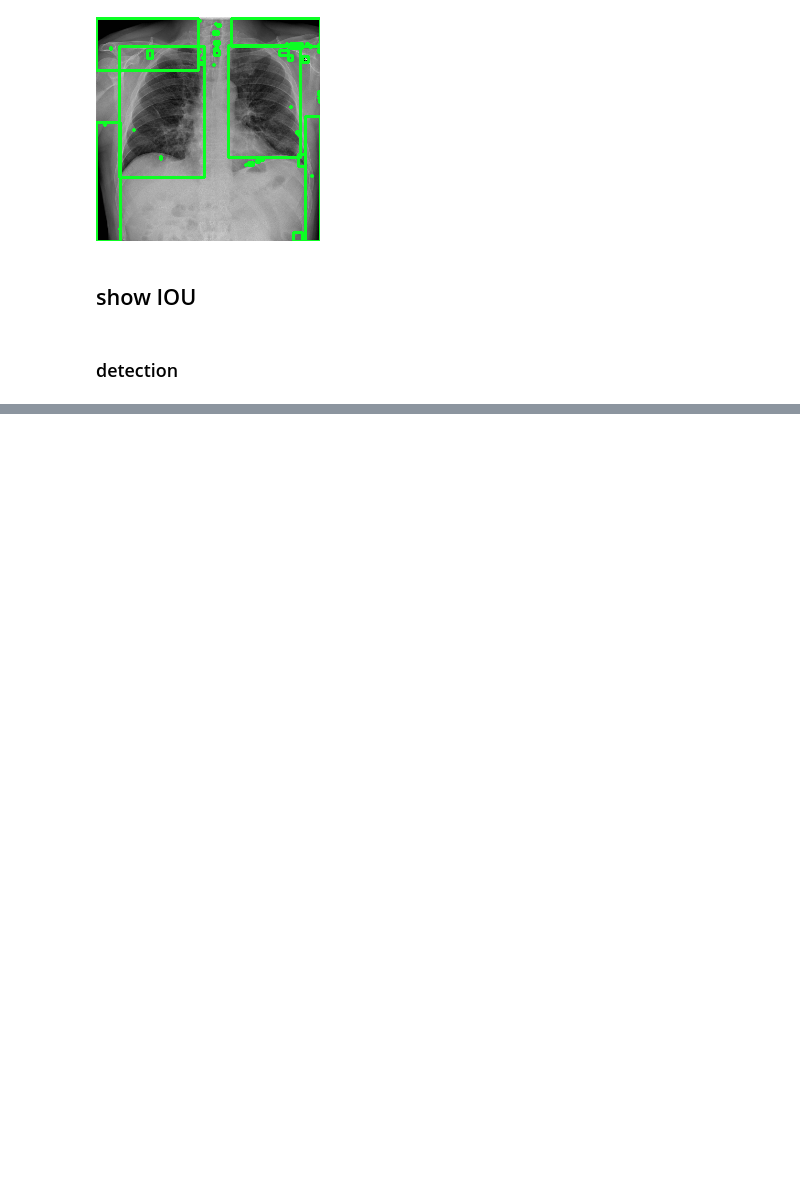
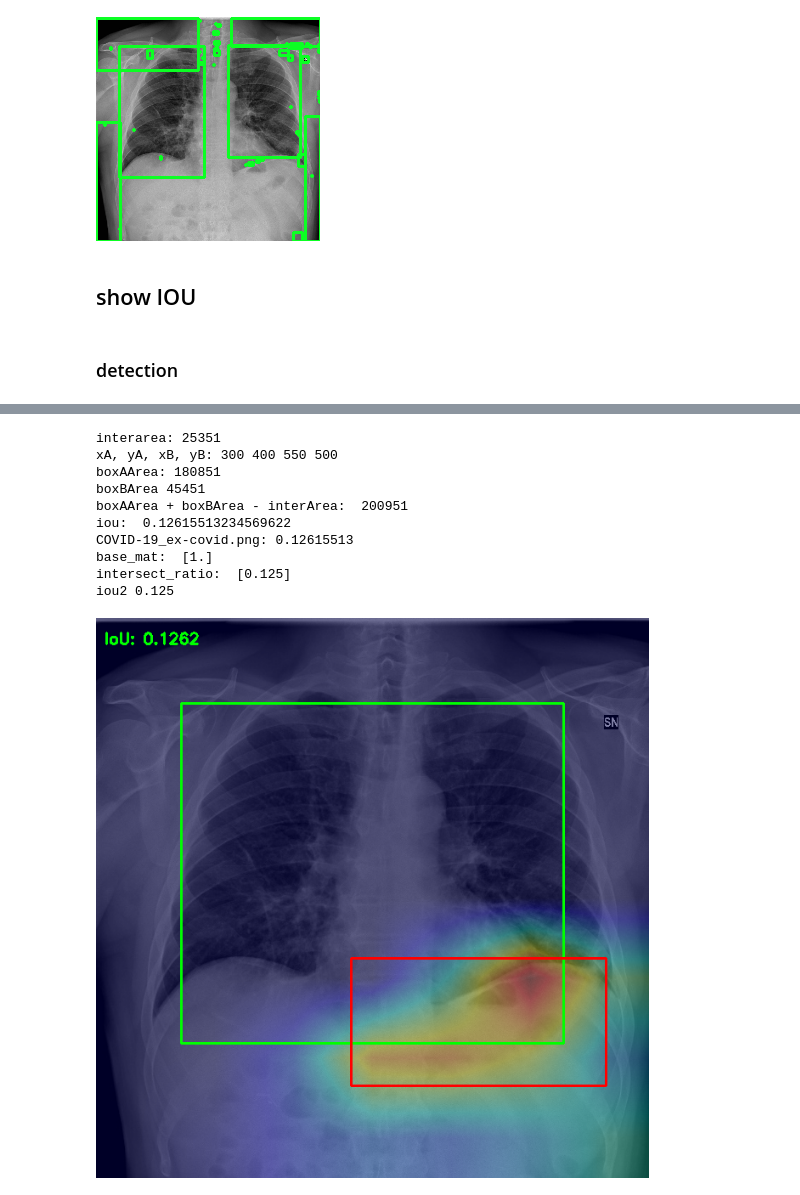
Before and after one commit to jellyXuuuuu/CovidNetDeepLearning, a Jupyter notebook: 4_experiment_lung_rectangle.ipynb, the cells around one changed output, grey strips where cells are left out. Drawn from its saved outputs; the diff is of its cells as text; code cells hidden in the pictures; blank space fills up the shorter version.

Commit message:
Change parameters in cv2.rectangle and calculate the correct number of IOU.

```diff
--- a/4_experiment_lung_rectangle.ipynb
+++ b/4_experiment_lung_rectangle.ipynb
@@ -508,20 +508,21 @@ def bb_intersection_over_union(boxA, boxB):
 	xB = min(boxA[2], boxB[2])
 	yB = min(boxA[3], boxB[3])
 	# compute the area of intersection rectangle
-	interArea = max(0, abs(xB - xA + 1)) * max(0, abs(yB - yA + 1))
-	print("test for interarea:", interArea)
+	interArea = max(0, (xB - xA + 1)) * max(0, (yB - yA + 1))
+	print("interarea:", interArea)
 	print("xA, yA, xB, yB:", xA, yA, xB, yB)
 
 	# compute the area of both the prediction and ground-truth
 	# rectangles
-	boxAArea = abs((boxA[2] - boxA[0] + 1) * (boxA[3] - boxA[1] + 1))
-	boxBArea = abs((boxB[2] - boxB[0] + 1) * (boxB[3] - boxB[1] + 1))
+	boxAArea = ((boxA[2] - boxA[0] + 1) * (boxA[3] - boxA[1] + 1))
+	boxBArea = ((boxB[2] - boxB[0] + 1) * (boxB[3] - boxB[1] + 1))
 	print("boxAArea:", boxAArea)
 	print("boxBArea", boxBArea)
 	# compute the intersection over union by taking the intersection
 	# area and dividing it by the sum of prediction + ground-truth
 	# areas - the interesection area
 	iou = interArea / float(boxAArea + boxBArea - interArea)
+	print("boxAArea + boxBArea - interArea: ", boxAArea + boxBArea - interArea)
 	print("iou: ", iou)
 	# return the intersection over union value
 	return iou
@@ -580,0 +571,68 @@ iou2 [0.]
+# %%
+# define the list of example detections
+# examples = [
+# 	Detection("ex-covid.jpg", [39, 63, 203, 112], [54, 66, 198, 114]),
+# 	Detection("image_0016.jpg", [49, 75, 203, 125], [42, 78, 186, 126]),
+# 	Detection("image_0075.jpg", [31, 69, 201, 125], [18, 63, 235, 135]),
+# 	Detection("image_0090.jpg", [50, 72, 197, 121], [54, 72, 198, 120]),
+# 	Detection("image_0120.jpg", [35, 51, 196, 110], [36, 60, 180, 108])]
+
+# loop over the example detections
+# for detection in examples:
+	# load the image
+detection = Detection('COVID-19_ex-covid.png', [100, 100, 550, 500], [300, 400, 600, 550]) # ./assets/ex-covid.jpeg
+
+image = cv2.imread(detection.image_path)
+# draw the ground-truth bounding box along with the predicted
+
+# bounding box
+
+# # left lung
+# rect = plt.Rectangle((0.1,10), 20, 30, fill=False, edgecolor = 'red',linewidth=1)
+# # right lung
+# rect2 = plt.Rectangle((25,10), 20, 30, fill=False, edgecolor = 'red',linewidth=1)
+# rect = plt.Rectangle((0.1,10), 45, 30, fill=False, edgecolor = 'red',linewidth=1)
+start_point1 = [100, 100]
+end_point1 = [550, 500]
+color1 = (0, 255, 0)
+start_point2 = [300, 400]
+end_point2 = [600, 550]
+color2 = (0, 0, 255)
+thickness = 2
+
+
+cv2.rectangle(image, start_point1, end_point1, color1, thickness)
+cv2.rectangle(image, start_point2, end_point2, color2, thickness)
+# cv2.rectangle(image, tuple(detection.gt[:2]),
+#   tuple(detection.gt[2:]), (0, 255, 0), 2)
+# cv2.rectangle(image, tuple(detection.pred[:2]),
+#   tuple(detection.pred[2:]), (0, 0, 255), 2)
+
+
+# compute the intersection over union and display it
+iou = bb_intersection_over_union([100, 100, 550, 500], [300, 400, 600, 550])
+# iou = bb_intersection_over_union(detection.gt, detection.pred)
+cv2.putText(image, "IoU: {:.4f}".format(iou), (10, 30),
+  cv2.FONT_HERSHEY_SIMPLEX, 0.6, (0, 255, 0), 2)
+print("{}: {:.8f}".format(detection.image_path, iou))
+
+
+array1 = np.array([100, 100, 550, 500]) #detection.gt
+array2 = np.array([300, 400, 600, 550]) #detection.pred
+iou2 = IoU(array1, array2)
+print("iou2", iou2[0])
+
+# show the output image
+cv2_imshow(image)
+# %% [output]
+interarea: 25351
+xA, yA, xB, yB: 300 400 550 500
+boxAArea: 180851
+boxBArea 45451
+boxAArea + boxBArea - interArea:  200951
+iou:  0.12615513234569622
+COVID-19_ex-covid.png: 0.12615513
+base_mat:  [1.]
+intersect_ratio:  [0.125]
+iou2 0.125
+[figure, added]
```
Also changed, not shown: parts of 4 cells of this notebook.
